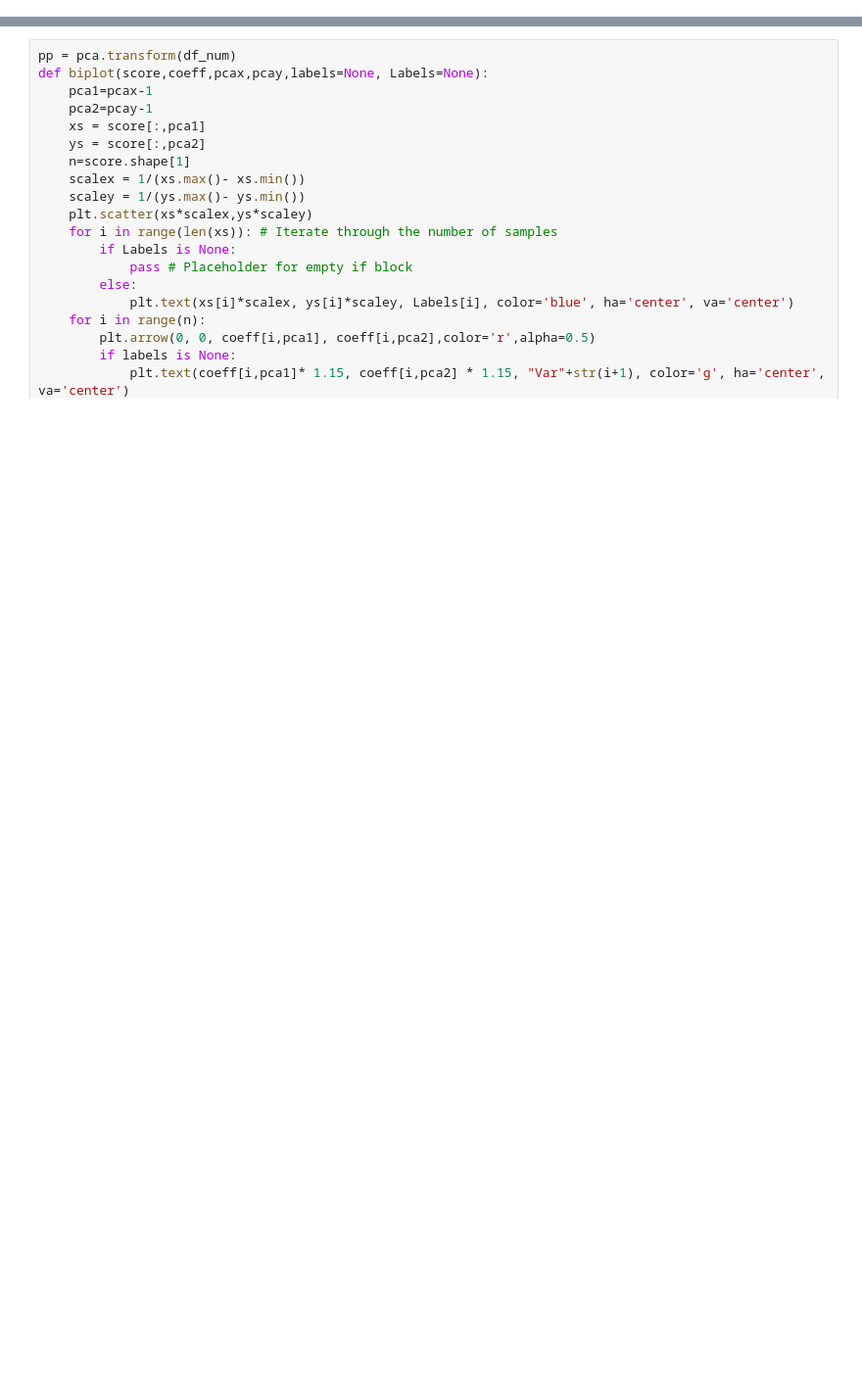
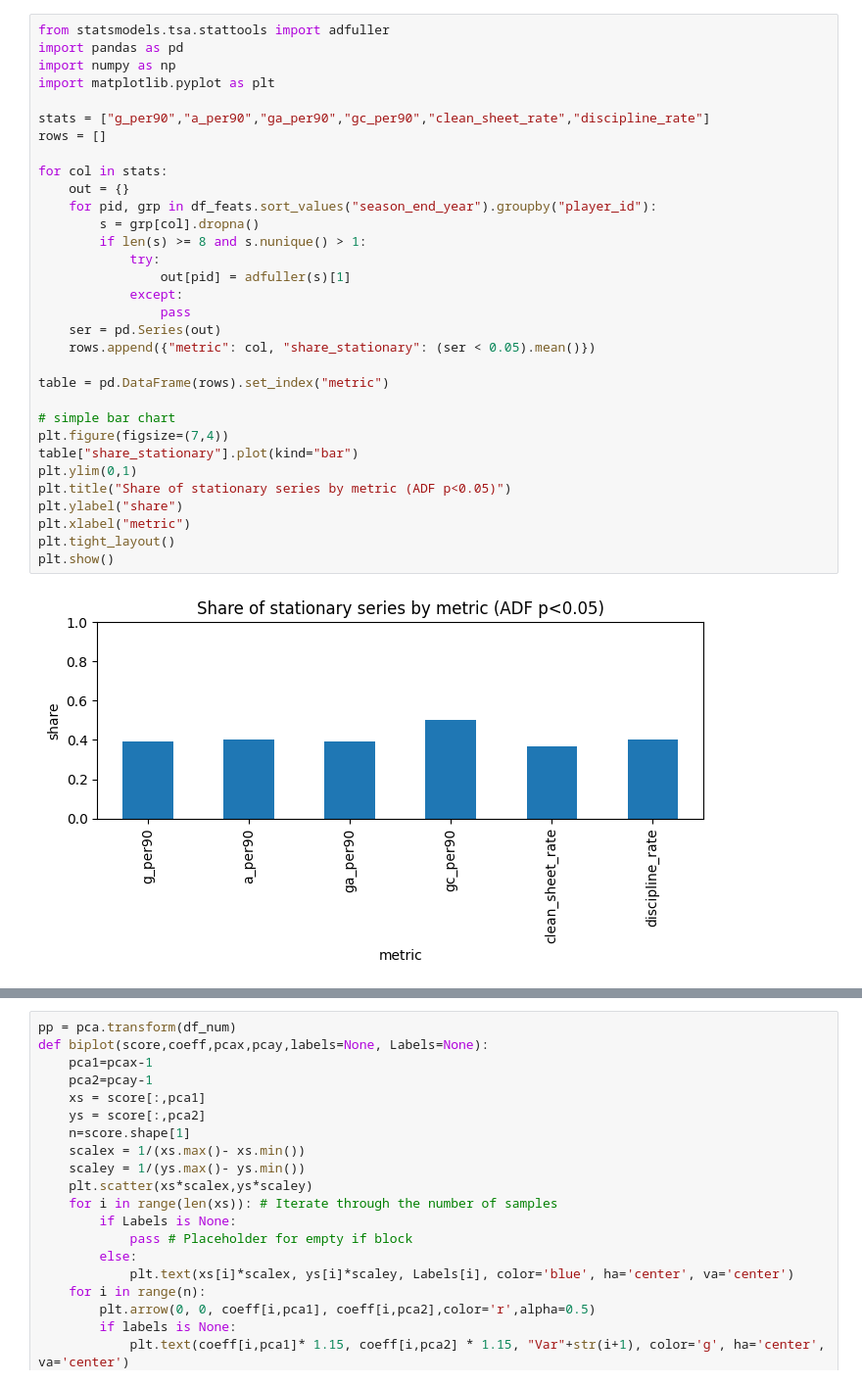
Before and after one commit to leokonma/Machine-learning, a Jupyter notebook: Model_Module.ipynb, the cells around one changed output, grey strips where cells are left out. Shown: that part at 98% size. Saved outputs shown, nothing was run; the diff lists cells and outputs as text; blank space fills up the shorter version.

```diff
--- a/Model_Module.ipynb
+++ b/Model_Module.ipynb
@@ -19,0 +158,34 @@ from sklearn import preprocessing
+# %%
+from statsmodels.tsa.stattools import adfuller
+import pandas as pd
+import numpy as np
+import matplotlib.pyplot as plt
+
+stats = ["g_per90","a_per90","ga_per90","gc_per90","clean_sheet_rate","discipline_rate"]
+rows = []
+
+for col in stats:
+    out = {}
+    for pid, grp in df_feats.sort_values("season_end_year").groupby("player_id"):
+        s = grp[col].dropna()
+        if len(s) >= 8 and s.nunique() > 1:
+            try:
+                out[pid] = adfuller(s)[1]
+            except:
+                pass
+    ser = pd.Series(out)
+    rows.append({"metric": col, "share_stationary": (ser < 0.05).mean()})
+
+table = pd.DataFrame(rows).set_index("metric")
+
+# simple bar chart
+plt.figure(figsize=(7,4))
+table["share_stationary"].plot(kind="bar")
+plt.ylim(0,1)
+plt.title("Share of stationary series by metric (ADF p<0.05)")
+plt.ylabel("share")
+plt.xlabel("metric")
+plt.tight_layout()
+plt.show()
+# %% [output]
+[figure, added]
```
Also changed, not shown: parts of 40 cells of this notebook.
